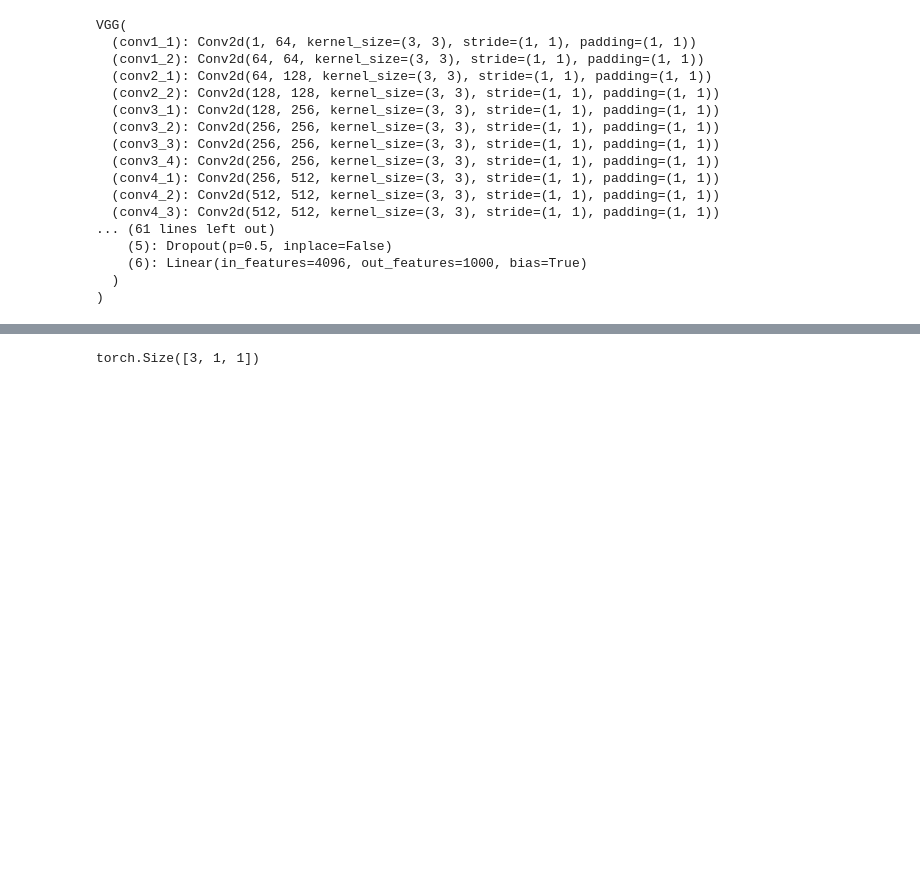
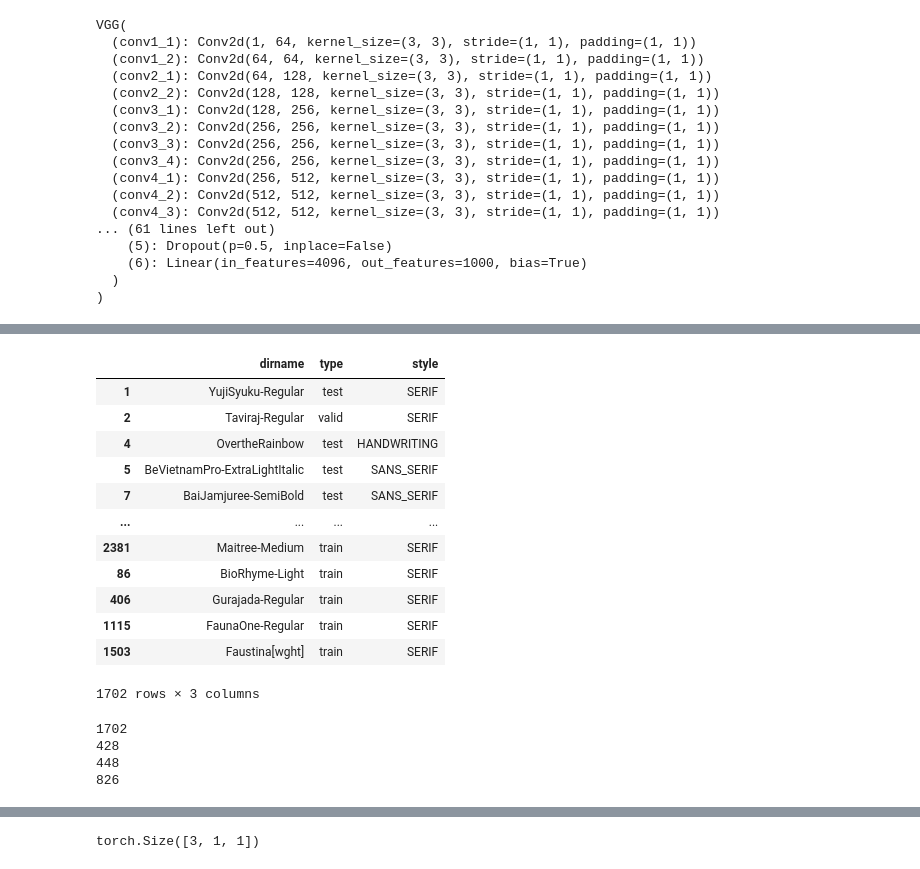
Before and after one commit to tetuomi/My-Style-Difference-Transfer, a Jupyter notebook: scratch.ipynb, the cells around one changed output, grey strips where cells are left out. Drawn from its saved outputs; the diff is of its cells as text; code cells hidden in the pictures; blank space fills up the shorter version.

```diff
--- a/scratch.ipynb
+++ b/scratch.ipynb
@@ -375,0 +381,27 @@ print(len(test_path_df))
+# %%
+BASE_DIR = '../font2img'
+FONT_IMAGE_DIR = 'image'
+FONT_CSV = 'google_font_category_v4.csv'
+
+font_df = pd.read_csv(join(BASE_DIR, FONT_CSV))
+print(font_df.head())
+
+OUTPUT_FILE = 'char_style.csv'
+
+font_dict = {'dirname': [], 'type': [], 'style': []}
+font_dir_path = [basename(p) for p in  glob(join(BASE_DIR, FONT_IMAGE_DIR, '*'))]
+
+for p in font_dir_path:
+    fontname = p.split('-')[0].split('[')[0].lower()
+    line = font_df[font_df['font'] == fontname]
+
+    if line.empty or line['category'].item() == 'MONOSPACE':
+        continue
+
+    data_type = line['data_type'].item()
+    data_type = data_type if data_type != '-' else 'test'
+    font_dict['dirname'] += [p]
+    font_dict['type'] += [data_type]
+    font_dict['style'] += [line['category'].item()]
+
+data_path_df = pd.DataFrame(font_dict)
@@ -375,0 +441,47 @@ print(len(test_path_df))
+# %%
+train_data_path_df = data_path_df[data_path_df['type'] == 'train']
+data_path_df = data_path_df[data_path_df['type'] != 'train']
+
+# each style size is 107
+display_data_path_df = train_data_path_df[train_data_path_df['style'] == 'DISPLAY'].sample(n=107)
+hw_data_path_df = train_data_path_df[train_data_path_df['style'] == 'HANDWRITING'].sample(n=107)
+sanserif_data_path_df = train_data_path_df[train_data_path_df['style'] == 'SANS_SERIF'].sample(n=107)
+serif_display_data_path_df = train_data_path_df[train_data_path_df['style'] == 'SERIF'].sample(n=107)
+
+new_train_data_path_df = pd.concat([display_data_path_df, hw_data_path_df, sanserif_data_path_df, serif_display_data_path_df])
+
+data_path_df = pd.concat([data_path_df, new_train_data_path_df])
+
+data_path_df
+# %% [output]
+|  | dirname | type | style |
+| 1 | YujiSyuku-Regular | test | SERIF |
+| 2 | Taviraj-Regular | valid | SERIF |
+| 4 | OvertheRainbow | test | HANDWRITING |
+| 5 | BeVietnamPro-ExtraLightItalic | test | SANS_SERIF |
+| 7 | BaiJamjuree-SemiBold | test | SANS_SERIF |
+| ... | ... | ... | ... |
+| 2381 | Maitree-Medium | train | SERIF |
+| 86 | BioRhyme-Light | train | SERIF |
+| 406 | Gurajada-Regular | train | SERIF |
+| 1115 | FaunaOne-Regular | train | SERIF |
+| 1503 | Faustina[wght] | train | SERIF |
+1702 rows × 3 columns
+# %%
+data_path_df.to_csv(OUTPUT_FILE, index = False)
+
+data_path_df = pd.read_csv(OUTPUT_FILE)
+
+train_path_df = data_path_df[data_path_df['type'] == 'train']
+valid_path_df = data_path_df[data_path_df['type'] == 'valid']
+test_path_df = data_path_df[data_path_df['type'] == 'test']
+
+print(len(data_path_df))
+print(len(train_path_df))
+print(len(valid_path_df))
+print(len(test_path_df))
+# %% [output]
+1702
+428
+448
+826
```
Also changed, not shown: parts of 15 cells of this notebook.
